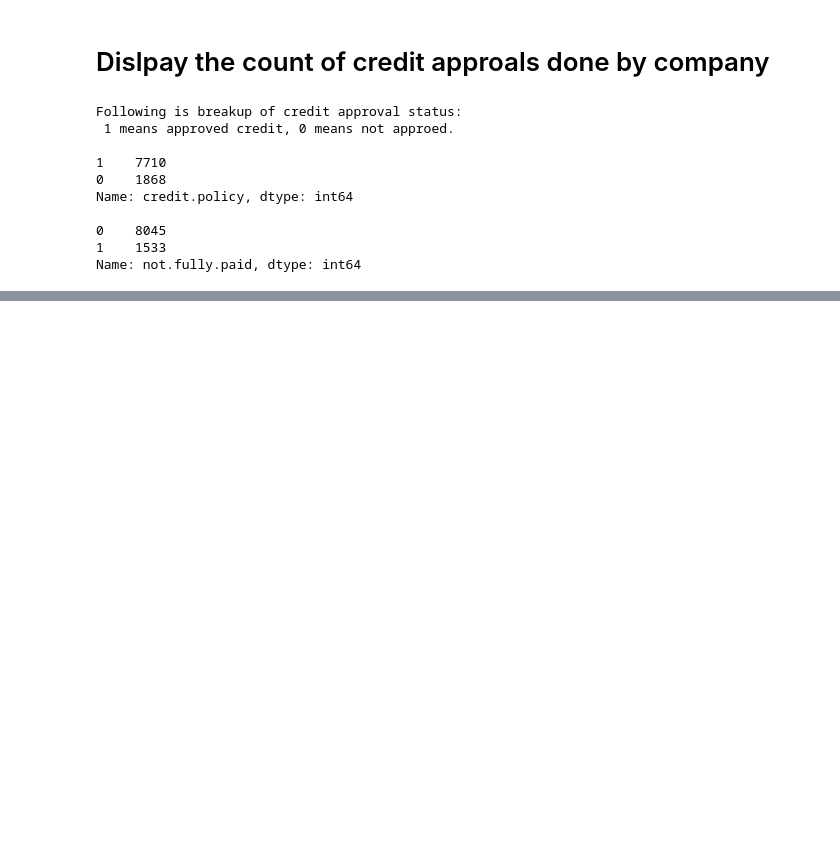
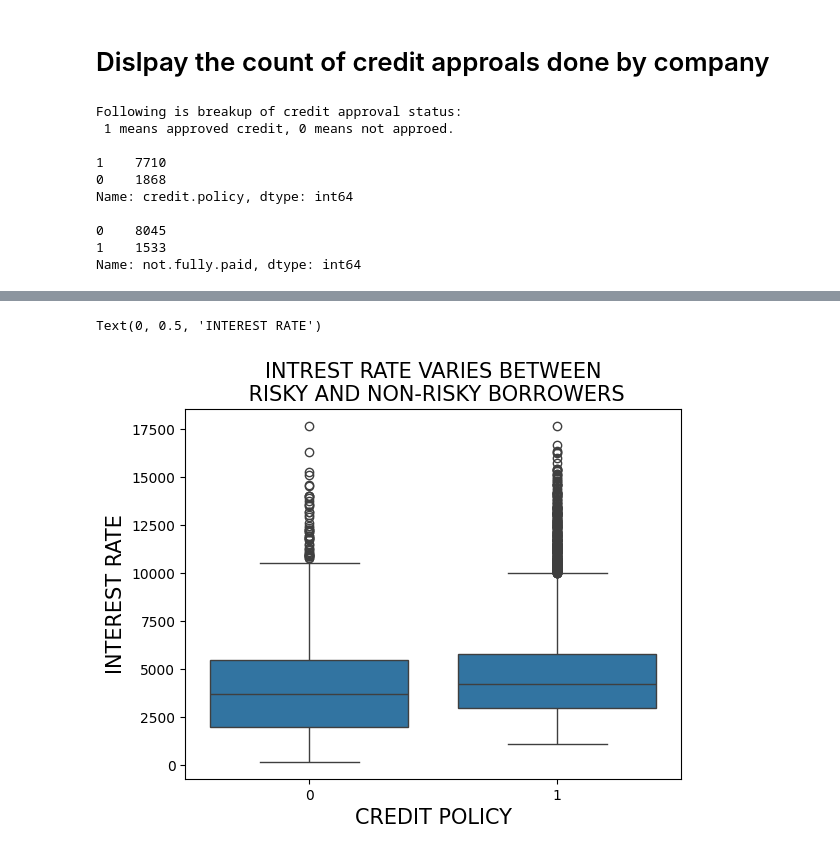
Before and after one commit to DEEPAK-RAMGIRI/AIML-LAB, a Jupyter notebook: LAB_009.ipynb, the cells around one changed output, grey strips where cells are left out. Drawn from its saved outputs; the diff is of its cells as text; code cells hidden in the pictures; blank space fills up the shorter version.

```diff
--- a/LAB_009.ipynb
+++ b/LAB_009.ipynb
@@ -84,0 +103,8 @@ Text(0.5, 0, 'fico score')
+# %%
+sns.boxplot(x=US['credit.policy'],y=US['days.with.cr.line'])
+mt.title("INTREST RATE VARIES BETWEEN\n RISKY AND NON-RISKY BORROWERS",fontsize=15)
+mt.xlabel("CREDIT POLICY",fontsize=15)
+mt.ylabel("INTEREST RATE",fontsize=15)
+# %% [output]
+Text(0, 0.5, 'INTEREST RATE')
+[figure, added]
```
Also changed, not shown: parts of 8 cells of this notebook.
